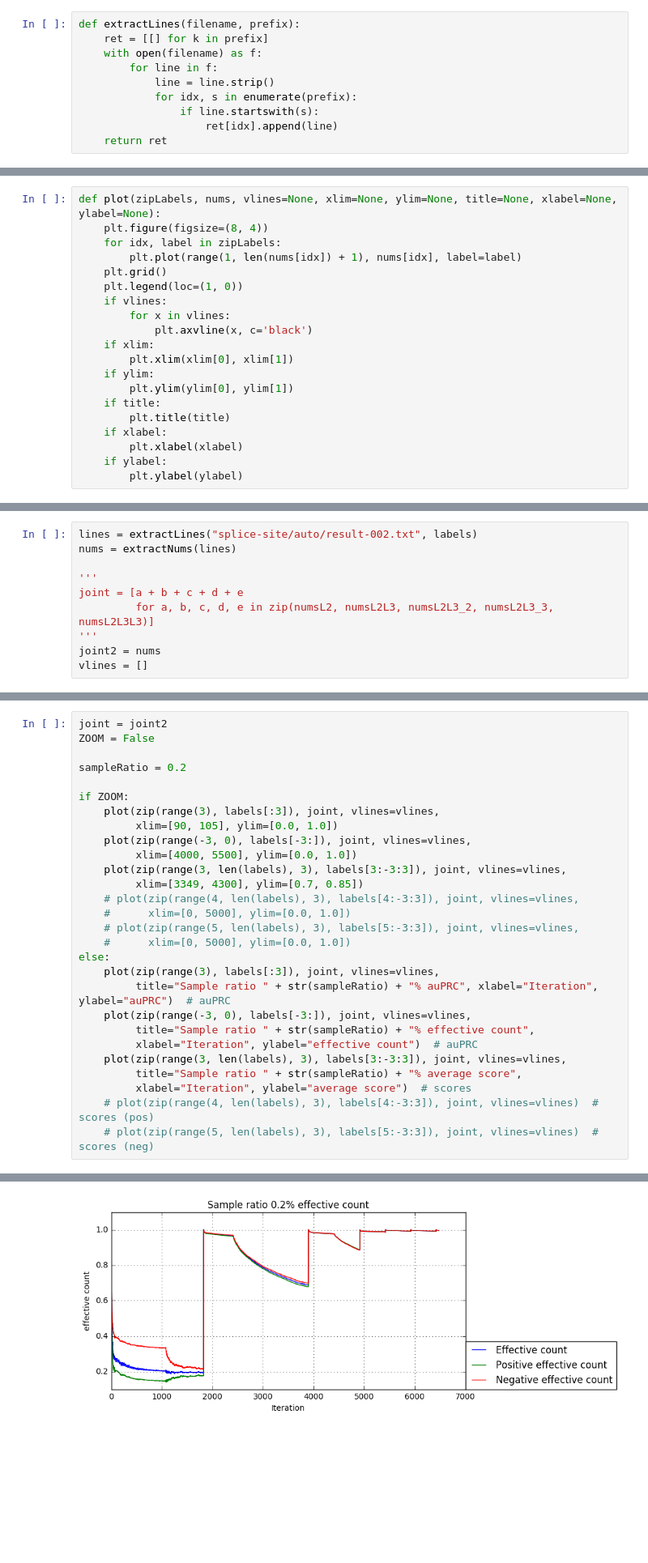
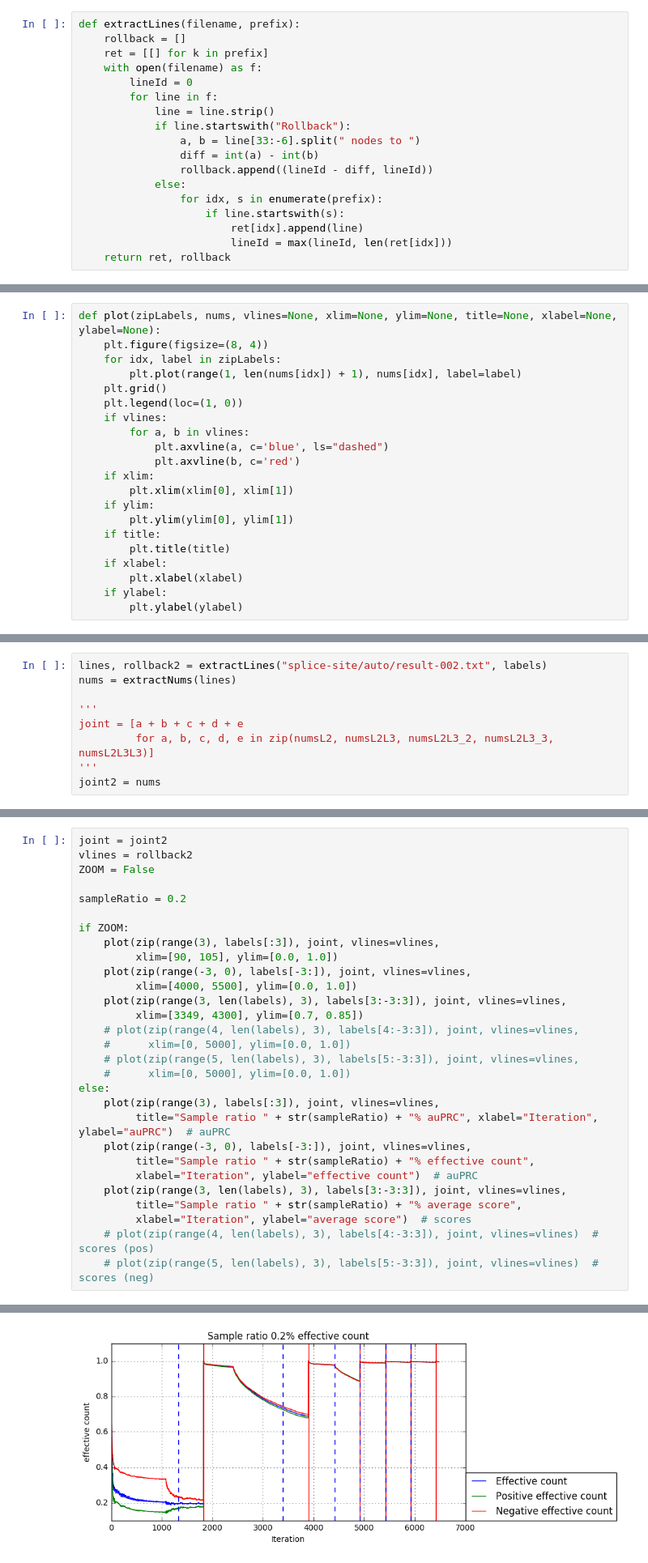
Before and after one commit to arapat/sparkboost, a Jupyter notebook: splice-site.ipynb, the cells around one changed output, grey strips where cells are left out. Shown at 81% size. Drawn from its saved outputs; the diff is of its cells as text; blank space fills up the shorter version.

```diff
--- a/splice-site.ipynb
+++ b/splice-site.ipynb
@@ -3,14 +3,22 @@
 from matplotlib import pyplot as plt
 # %%
 def extractLines(filename, prefix):
+    rollback = []
     ret = [[] for k in prefix]
     with open(filename) as f:
+        lineId = 0
         for line in f:
             line = line.strip()
-            for idx, s in enumerate(prefix):
-                if line.startswith(s):
-                    ret[idx].append(line)
-    return ret
+            if line.startswith("Rollback"):
+                a, b = line[33:-6].split(" nodes to ")
+                diff = int(a) - int(b)
+                rollback.append((lineId - diff, lineId))
+            else:
+                for idx, s in enumerate(prefix):
+                    if line.startswith(s):
+                        ret[idx].append(line)
+                        lineId = max(lineId, len(ret[idx]))
+    return ret, rollback
 # %%
 def extractNums(linesList, pos=-1):
     ret = []
@@ -25,8 +33,9 @@ def plot(zipLabels, nums, vlines=None, xlim=None, ylim=None, title=None, xlabel=
     plt.grid()
     plt.legend(loc=(1, 0))
     if vlines:
-        for x in vlines:
-            plt.axvline(x, c='black')
+        for a, b in vlines:
+            plt.axvline(a, c='blue', ls="dashed")
+            plt.axvline(b, c='red')
     if xlim:
         plt.xlim(xlim[0], xlim[1])
     if ylim:
@@ -61,5 +69,5 @@ vlines = []
 # %%
-lines = extractLines("splice-site/auto/result-002.txt", labels)
+lines, rollback2 = extractLines("splice-site/auto/result-002.txt", labels)
 nums = extractNums(lines)
 
 '''
@@ -67,7 +75,6 @@ joint = [a + b + c + d + e
          for a, b, c, d, e in zip(numsL2, numsL2L3, numsL2L3_2, numsL2L3_3, numsL2L3L3)]
 '''
 joint2 = nums
-vlines = []
 # %%
 from math import isnan
 
@@ -113,5 +127,6 @@ else:
 # %%
 joint = joint2
+vlines = rollback2
 ZOOM = False
 
 sampleRatio = 0.2
@@ -143 +158 @@ else:
-[figure, old version]
+[figure, new version]
```
Also changed, not shown: parts of 5 cells of this notebook.
